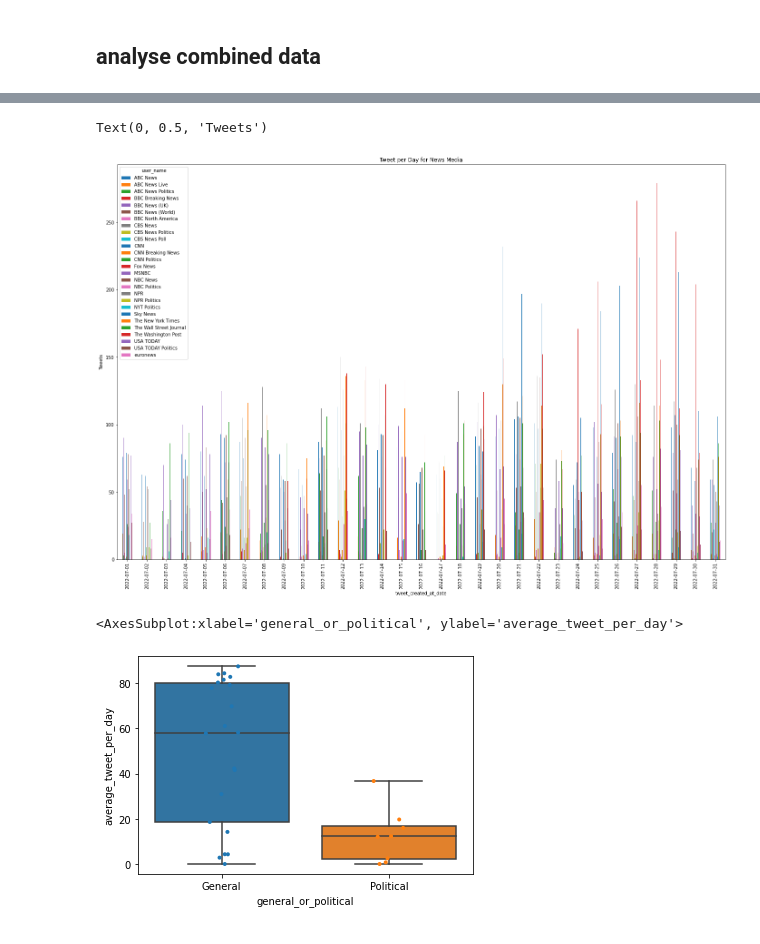
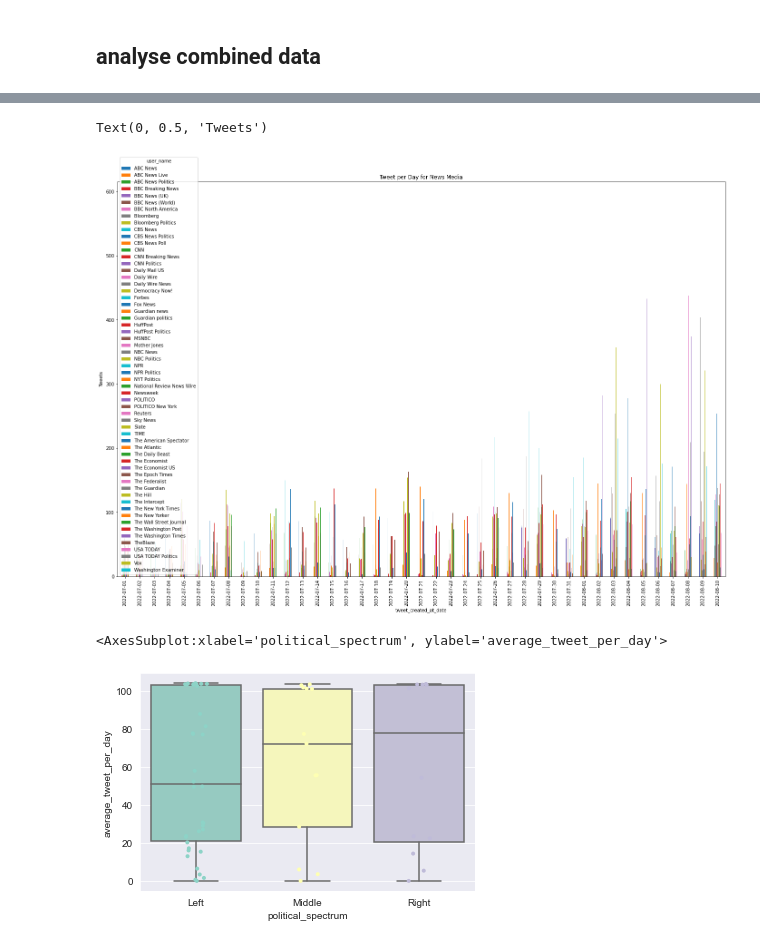
Before and after one commit to katherineskc/data_science_tweets_neutrality, a Jupyter notebook: preliminary_analysis.ipynb, the cells around one changed output, grey strips where cells are left out. Saved outputs shown, nothing was run; the diff lists cells and outputs as text; code cells hidden in the pictures.

Commit message:
collect data of more news media, and run preliminary_analysis

```diff
--- a/preliminary_analysis.ipynb
+++ b/preliminary_analysis.ipynb
@@ -40,7 +40,7 @@ twitter_user_details_data.head()
 # %%
 # twitter_users_tweets_2022_july_data
 
-twitter_users_tweets_2022_july_data = pd.read_csv (r'/Users/katherina/data_science_tweets_neutrality/twitter_users_tweets_2022_july.csv')
-twitter_users_tweets_2022_july_data.head()
+twitter_users_tweets_2022_july_august_data = pd.read_csv (r'/Users/katherina/data_science_tweets_neutrality/twitter_users_tweets_2022_july_august.csv')
+twitter_users_tweets_2022_july_august_data.head()
 # %% [output]
 |  | tweet_id | tweet_text | tweet_author_id | tweet_context_annotations | tweet_created_at | tweet_entities | ... |
@@ -56,7 +56,7 @@ twitter_users_tweets_2022_july_data.head()
 combined_news_media_basic_details = pd.merge(news_media_basic_data, twitter_user_details_data, left_on='twitter_username', right_on='user_username', how='left')
 
 # combine combined_news_media_basic_details and tweets
-combined_news_media_tweets_df = pd.merge(combined_news_media_basic_details, twitter_users_tweets_2022_july_data, left_on='user_id', right_on='tweet_author_id', how='left')
+combined_news_media_tweets_df = pd.merge(combined_news_media_basic_details, twitter_users_tweets_2022_july_august_data, left_on='user_id', right_on='tweet_author_id', how='left')
 
 combined_news_media_tweets_df.head()
 # %% [output]
@@ -84,11 +84,19 @@ combined_news_media_tweets_df.head()
 ## analyse combined data
 # %%
 # count total tweet and tweeted date per news media
-analysis_1 = combined_news_media_tweets_df.groupby(['user_id','user_name','us_or_foreign','general_or_political'])['tweet_id','tweet_created_at_date'].nunique().add_prefix('count_').reset_index()
+analysis_1 = combined_news_media_tweets_df.groupby(['user_id',
+                                                    'user_name',
+                                                    'us_or_foreign',
+                                                    'general_or_political',
+                                                    'political_spectrum',
+                                                    'user_followers_count',
+                                                    'user_following_count',
+                                                    'user_tweet_count'
+                                                   ])['tweet_id','tweet_created_at_date'].nunique().add_prefix('count_').reset_index()
 
 # calculate average tweet per day
 analysis_1['average_tweet_per_day'] = round(analysis_1['count_tweet_id']/31,2)
 
 # combined_tweets_2022_july_df.groupby(['user_id','user_name']).apply(lambda x: round(x['tweet_id'].nunique()/31)).reset_index(name ='Average Tweet per Day')
-analysis_1
+analysis_1.head(60)
 # %% [output]
@@ -136,17 +144,19 @@ combined_tweets_2022_july_piv1
 # %%
-combined_tweets_2022_july_piv1.plot(kind='bar',figsize=(24,16))
+combined_news_media_tweets_per_day_piv.plot(kind='bar',figsize=(24,16))
 plt.title("Tweet per Day for News Media")
 plt.xlabel("tweet_created_at_date")
 plt.ylabel("Tweets")
 # %% [output]
 Text(0, 0.5, 'Tweets')
-[figure, old version]
+[figure, new version]
 # %%
 # tweet per day
 
-sns.boxplot(x="general_or_political", y="average_tweet_per_day", data=analysis_1)
-sns.stripplot(x="general_or_political", y="average_tweet_per_day", data=analysis_1,
+sns.set_style("darkgrid")
+
+sns.boxplot(x="political_spectrum", y="average_tweet_per_day", data=analysis_1)
+sns.stripplot(x="political_spectrum", y="average_tweet_per_day", data=analysis_1,
               size=4, jitter=True, edgecolor="gray")
 # %% [output]
-<AxesSubplot:xlabel='general_or_political', ylabel='average_tweet_per_day'>
+<AxesSubplot:xlabel='political_spectrum', ylabel='average_tweet_per_day'>
-[figure, old version]
+[figure, new version]
```
Also changed, not shown: parts of 8 cells of this notebook.
